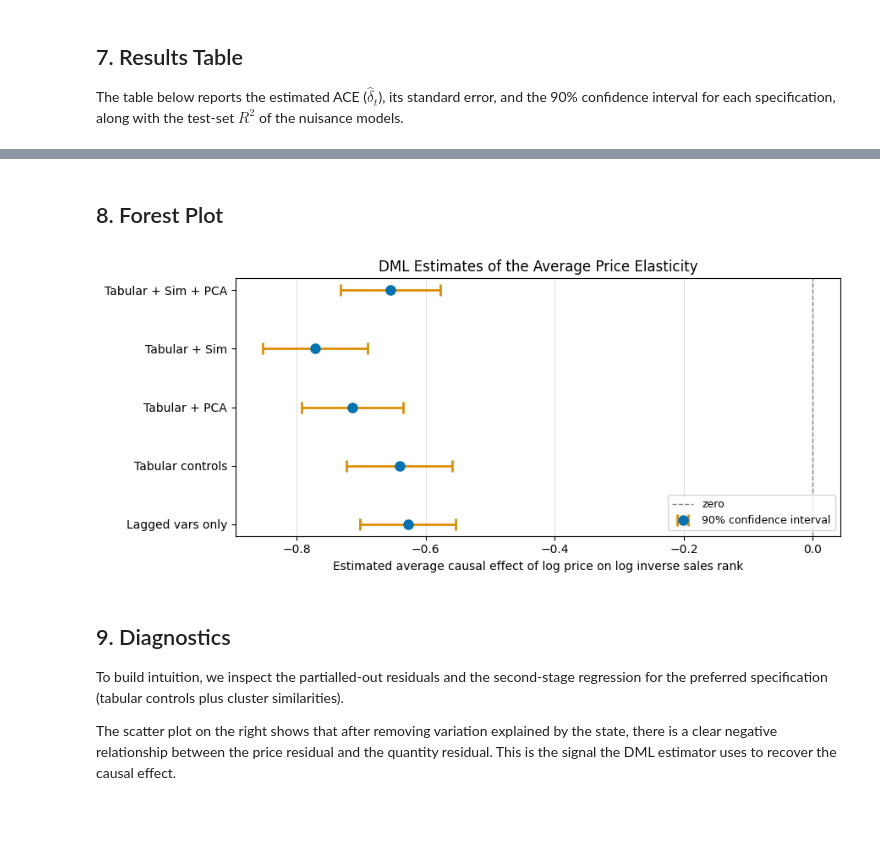
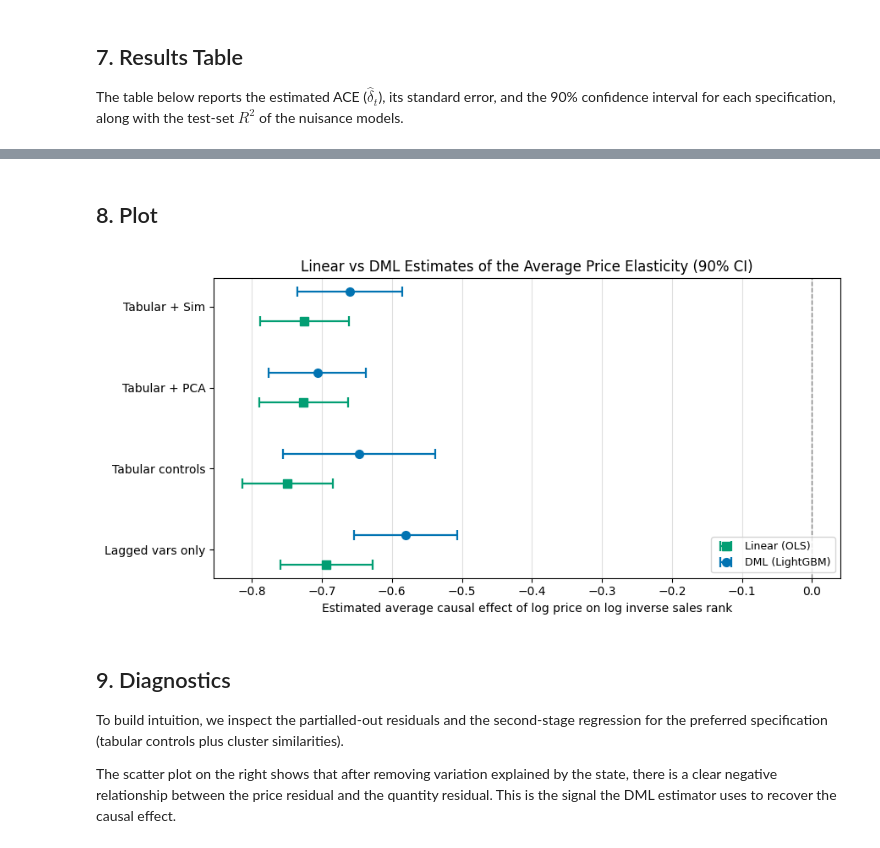
Before and after one commit to JanTeichertKluge/demand-analysis-labs, a Jupyter notebook: 03_causal_elasticities.ipynb, the cells around one changed output, grey strips where cells are left out. Cells and saved outputs as stored; diff of their text form; code cells hidden in the pictures; blank space fills up the shorter version.

```diff
--- a/03_causal_elasticities.ipynb
+++ b/03_causal_elasticities.ipynb
@@ -118,0 +96,8 @@ Embedding features ready. (5-dim embeddings, 5 PCA components, 5 similarity scor
+# %%
+pca_cols = [f"pca_{i}" for i in range(5)]
+sim_cols = [f"similarity_cluster_{i}" for i in range(5)]
+
+print(f"PCA columns: {pca_cols}")
+print(df_test[pca_cols].head())
+print(f"Similarity columns: {sim_cols}")
+print(df_test[sim_cols].head())
@@ -162,7 +188,7 @@ treatment = "P_bb_t"
 
 lag_controls = ["Q_t-1", "P_bb_t-1"]
 tabular_candidates = [
-    "RATING_lag1", "REVIEW_COUNT_lag1",
+    "RATING_t-1", "REVIEW_COUNT_t-1",
     "New Offer Count: Current",
     "Count of retrieved live offers: New, FBA",
     "Count of retrieved live offers: New, FBM",
@@ -177,5 +203,4 @@ control_specs = {
     "Tabular controls":    base_controls,
     "Tabular + PCA":       base_controls + pca_cols,
     "Tabular + Sim":       base_controls + sim_cols,
-    "Tabular + Sim + PCA": base_controls + sim_cols + pca_cols,
 }
@@ -250,7 +366,7 @@ def dml_plr(df_train, df_test, controls, outcome, treatment,
 results = []
 for label, controls in control_specs.items():
     res = dml_plr(
-        df_train, df_test,
+        df_test,
         controls=controls,
         outcome=outcome,
         treatment=treatment,
@@ -261,7 +377,7 @@ for label, controls in control_specs.items():
     lo, hi = res["ci_lo"], res["ci_hi"]
     print(f"{label:30s}  delta={res['delta']:+.4f}  "
           f"[{lo:+.4f}, {hi:+.4f}]  "
-          f"R2_g={res['r2_g']:.3f}  R2_m={res['r2_m']:.3f}")
+          f"R2_l={res['r2_l']:.3f}  R2_m={res['r2_m']:.3f}")
 
 df_res = pd.DataFrame(
     [{k: v for k, v in r.items() if k not in ("Q_perp", "P_perp")} for r in results]
@@ -297,30 +430,42 @@ df_display.round(4)
 # %% [markdown]
-## 8. Forest Plot
+## 8. Plot
 # %%
-fig, ax = plt.subplots(figsize=(9, 4))
-y = np.arange(len(df_res))
+fig, ax = plt.subplots(figsize=(9, 4.5))
+labels = list(df_res.index)
+y      = np.arange(len(labels))
+offset = 0.18
 
+# Linear (OLS)
 ax.errorbar(
-    x=df_res["delta"],
-    y=y,
-    xerr=[df_res["delta"] - df_res["ci_lo"],
-          df_res["ci_hi"] - df_res["delta"]],
-    fmt="o", color=palette[0], ecolor=palette[1],
-    capsize=5, capthick=2, linewidth=2, markersize=8,
-    label=f"{confidence_level*100:.0f}% confidence interval"
+    x=df_lin["delta"].values, y=y - offset,
+    xerr=[df_lin["delta"].values - df_lin["ci_lo"].values,
+          df_lin["ci_hi"].values - df_lin["delta"].values],
+    fmt="s", color=palette[2], ecolor=palette[2],
+    capsize=4, capthick=1.6, lw=1.6, ms=7,
+    label="Linear (OLS)",
 )
-ax.axvline(0, color="gray", linestyle="--", linewidth=1, label="zero")
+# DML (LightGBM)
+ax.errorbar(
+    x=df_res["delta"].values, y=y + offset,
+    xerr=[df_res["delta"].values - df_res["ci_lo"].values,
+          df_res["ci_hi"].values - df_res["delta"].values],
+    fmt="o", color=palette[0], ecolor=palette[0],
+    capsize=4, capthick=1.6, lw=1.6, ms=7,
+    label="DML (LightGBM)",
+)
+ax.axvline(0, color="gray", ls="--", lw=1)
 ax.set_yticks(y)
-ax.set_yticklabels(df_res.index, fontsize=10)
+ax.set_yticklabels(labels, fontsize=10)
 ax.set_xlabel("Estimated average causal effect of log price on log inverse sales rank",
               fontsize=10)
-ax.set_title("DML Estimates of the Average Price Elasticity", fontsize=12)
+ax.set_title(f"Linear vs DML Estimates of the Average Price Elasticity "
+             f"({confidence_level*100:.0f}% CI)", fontsize=12)
 ax.legend(loc="lower right", fontsize=9)
 ax.grid(axis="x", alpha=0.4)
 plt.tight_layout()
 plt.show()
 # %% [output]
-[figure, old version]
+[figure, new version]
 # %% [markdown]
 ## 9. Diagnostics
 
```
Also changed, not shown: parts of 21 cells of this notebook, 4 other files.
